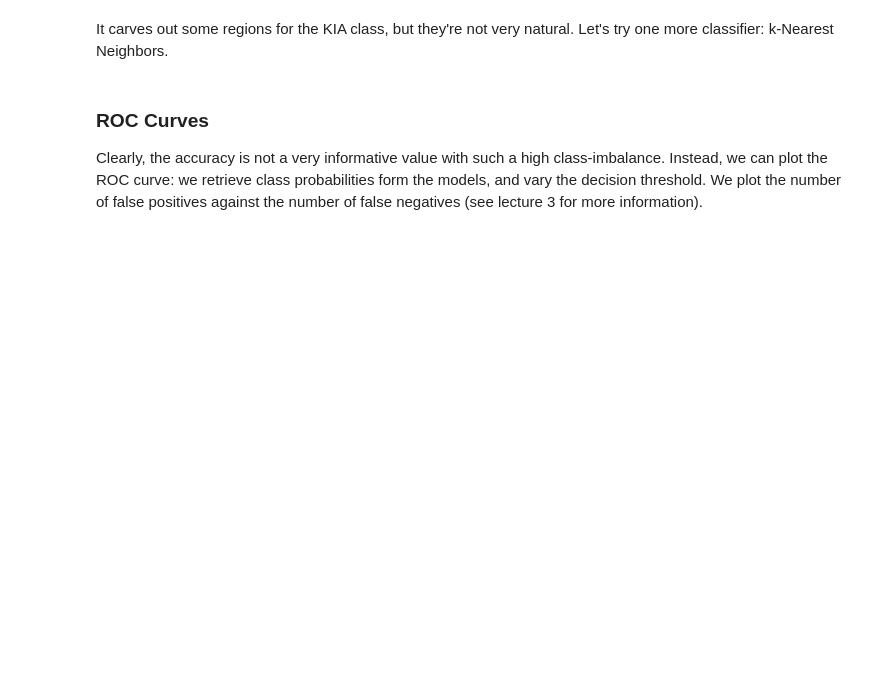
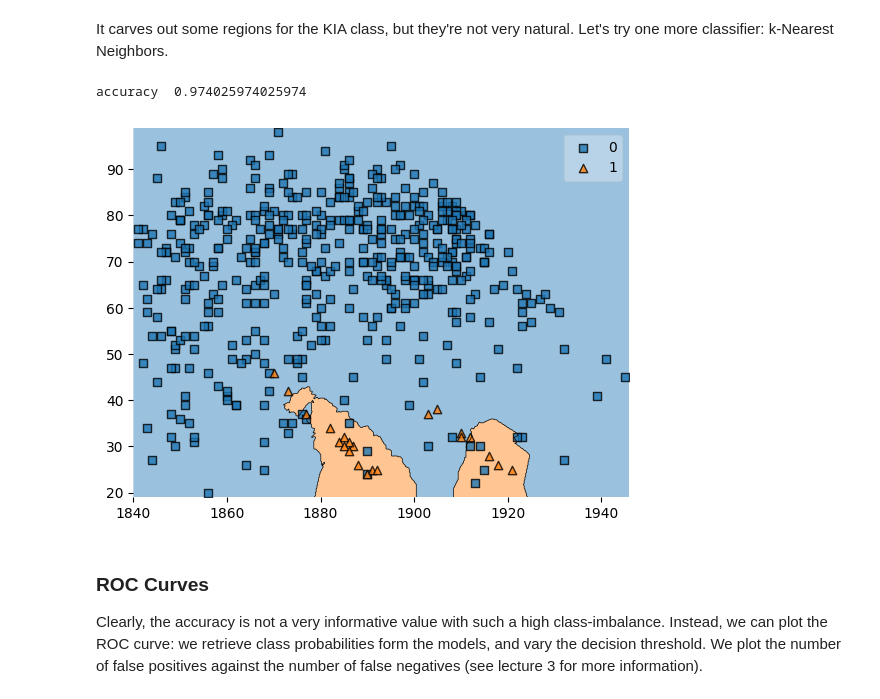
Before and after one commit to Ootje123/worksheets, a Jupyter notebook: Worksheet 2, Sklearn.ipynb, the cells around one changed output. Cells and saved outputs as stored; diff of their text form; code cells hidden in the pictures; blank space fills up the shorter version.

```diff
--- a/Worksheet 2, Sklearn.ipynb
+++ b/Worksheet 2, Sklearn.ipynb
@@ -102,13 +106,16 @@ It carves out some regions for the KIA class, but they're not very natural. Let'
 # %%
 from sklearn.neighbors import KNeighborsClassifier
 
 knn = KNeighborsClassifier(15) # We set the number of neighbors to 15
 knn.fit(x_train, y_train)
 
 y_predicted = knn.predict(x_test)
 print('accuracy ', accuracy_score(y_test, y_predicted))
 
-plot_decision_regions(x_test[:500], y_test.astype(np.integer)[:500], clf=knn);
+plot_decision_regions(x_test[:500], y_test.astype(int)[:500], clf=knn);
+# %% [output]
+accuracy  0.974025974025974
+[figure, added]
 # %% [markdown]
 ### ROC Curves
 
```
Also changed, not shown: parts of 7 cells of this notebook, 1 other file.
